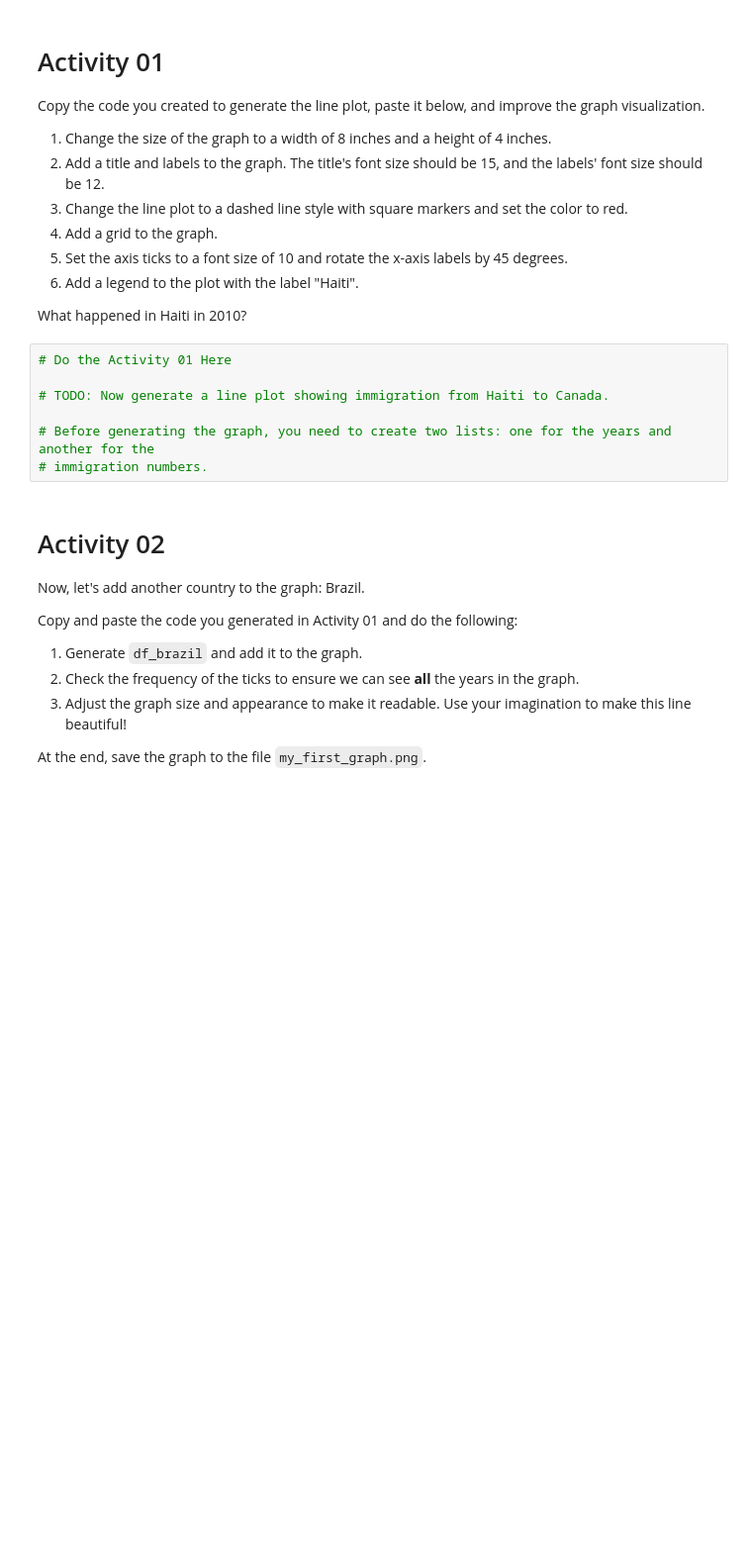
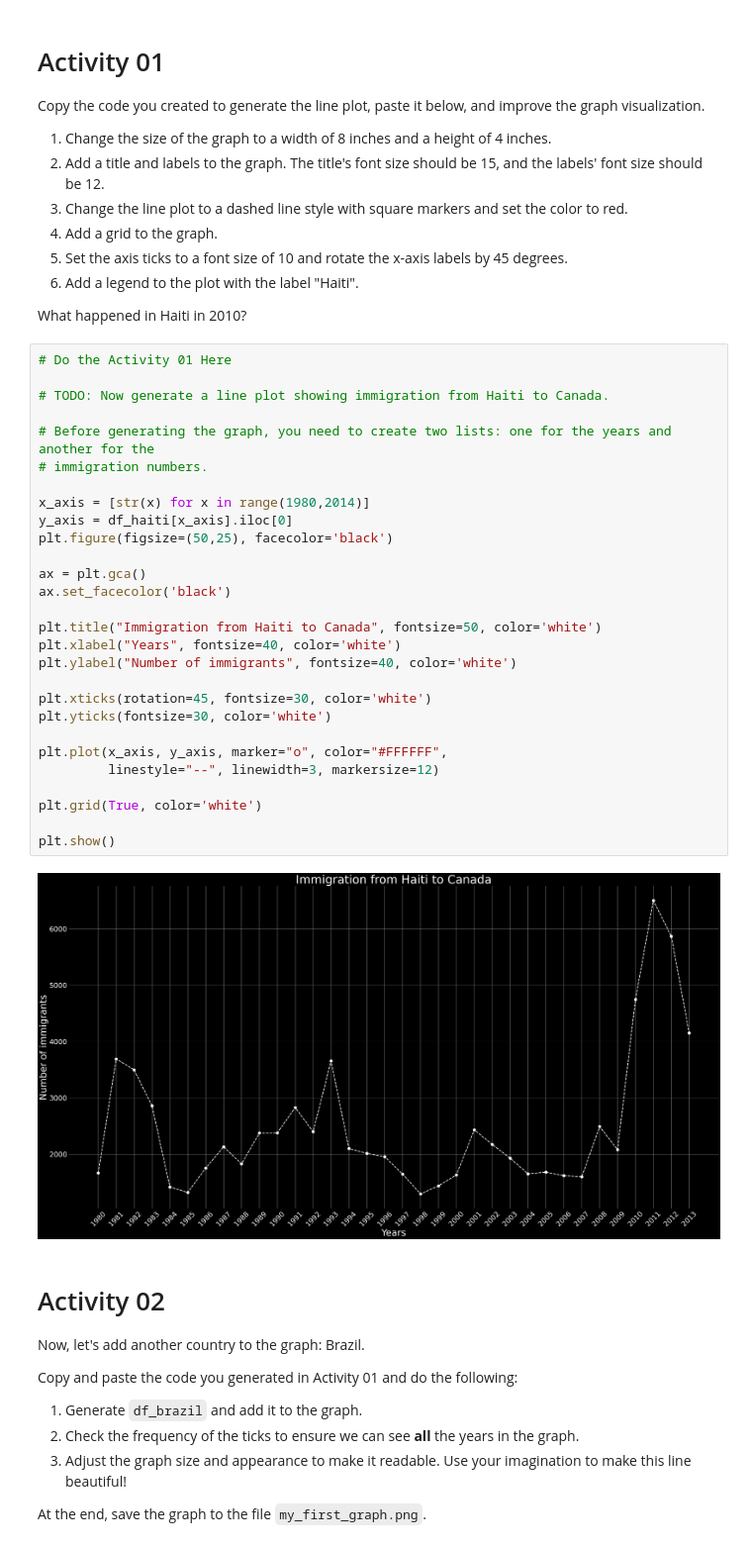
Before and after one commit to clementdumet/dm_web2026, a Jupyter notebook: 05_matplotlib_and_lineplot/lineplot.ipynb, the cells around one changed output. Shown at 99% size. Cells and saved outputs as stored; diff of their text form; blank space fills up the shorter version.

```diff
--- a/05_matplotlib_and_lineplot/lineplot.ipynb
+++ b/05_matplotlib_and_lineplot/lineplot.ipynb
@@ -220,10 +240,33 @@ What happened in Haiti in 2010?
 # %%
 # Do the Activity 01 Here
 
 # TODO: Now generate a line plot showing immigration from Haiti to Canada.
 
 # Before generating the graph, you need to create two lists: one for the years and another for the
 # immigration numbers.
+
+x_axis = [str(x) for x in range(1980,2014)]
+y_axis = df_haiti[x_axis].iloc[0]
+plt.figure(figsize=(50,25), facecolor='black')
+
+ax = plt.gca()
+ax.set_facecolor('black')
+
+plt.title("Immigration from Haiti to Canada", fontsize=50, color='white')
+plt.xlabel("Years", fontsize=40, color='white')
+plt.ylabel("Number of immigrants", fontsize=40, color='white')
+
+plt.xticks(rotation=45, fontsize=30, color='white')
+plt.yticks(fontsize=30, color='white')
+
+plt.plot(x_axis, y_axis, marker="o", color="#FFFFFF",
+         linestyle="--", linewidth=3, markersize=12)
+
+plt.grid(True, color='white')
+
+plt.show()
+# %% [output]
+[figure, added]
 # %% [markdown]
 # Activity 02
 
```
Also changed, not shown: parts of 5 cells of this notebook.
